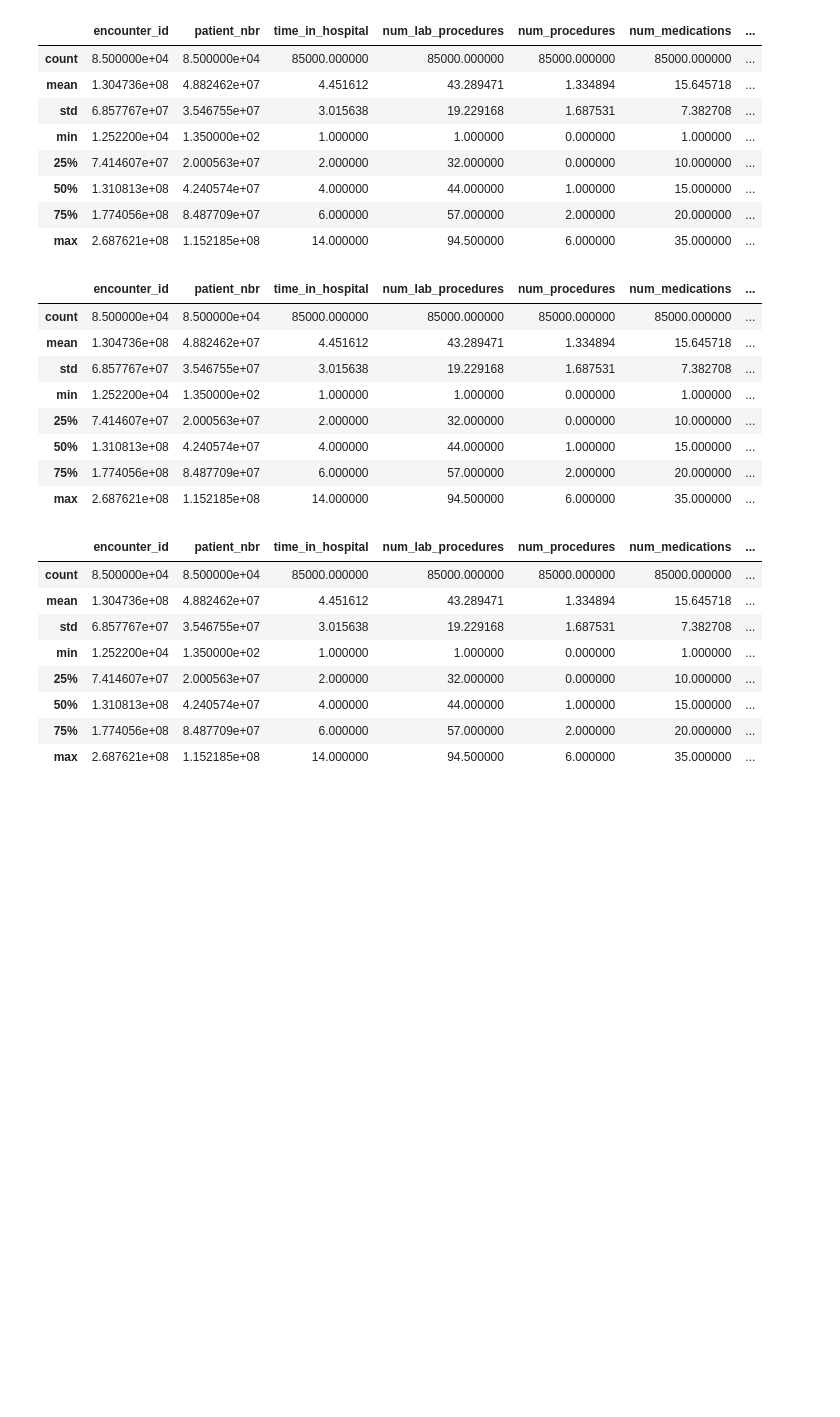
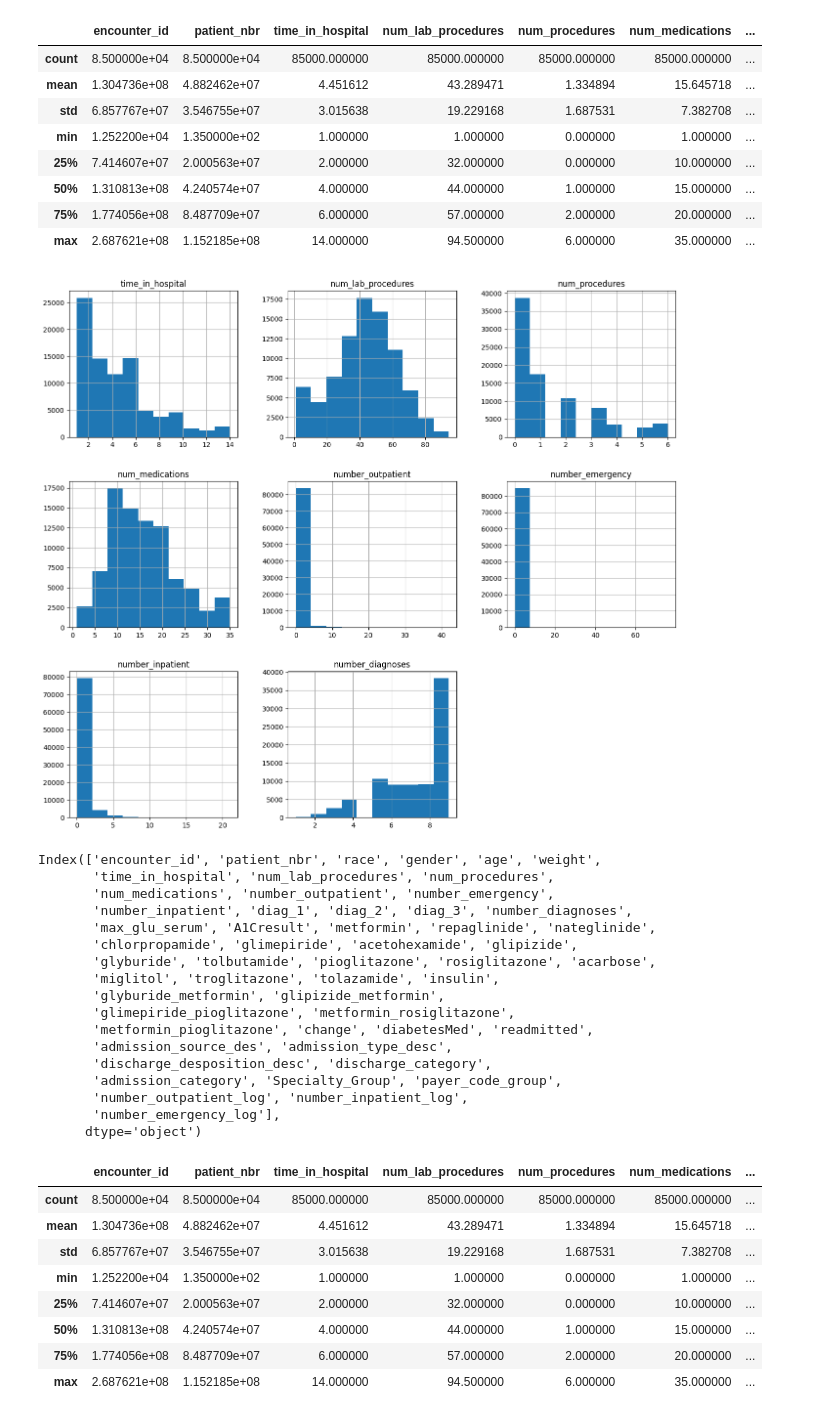
Before and after one commit to rohit180497/Early-readmission-of-patients-in-hospital, a Jupyter notebook: scripts/data_cleaning.ipynb, the cells around one changed output. Drawn from its saved outputs; the diff is of its cells as text; code cells hidden in the pictures; blank space fills up the shorter version.

Commit message:
additional data cleaning completed on training data

```diff
--- a/scripts/data_cleaning.ipynb
+++ b/scripts/data_cleaning.ipynb
@@ -684,5 +688,17 @@ pd.crosstab(data['payer_code'],data['readmitted'])
 | SP | 1885 | 1963 |
 | UN | 1342 | 810 |
 | WC | 78 | 27 |
-# %%
-data['payer_code'] = data['payer_code'].replace('?','Other')
+# %%
+def map_payor_code(code):
+    if code in ['BC', 'HM', 'SP', 'MD', 'MP']:
+        return 'Private Insurance'
+    elif code in ['MC', 'MD', 'CH', 'DM', 'CM']:
+        return 'Government Programs'
+    elif code in ['OG', 'PO', 'SI', 'WC', 'UN', 'OT']:
+        return 'Self-Pay/Other'
+    else:
+        return 'Self-Pay/Other'
+# %%
+# let's applying map_payor_code function to the data
+data['payer_code_group'] = data['payer_code'].apply(map_payor_code)
+data['payer_code_group'].value_counts()
@@ -710,7 +756,7 @@ def treat_outliers(df, columns):
         df[column] = np.where(df[column] > upper_bound, upper_bound, df[column])
     return df
 # %%
-data = treat_outliers(data, ['num_lab_procedures','num_medications',])
+data = treat_outliers(data, ['num_lab_procedures','num_medications'])
 data.describe()
 # %% [output]
 |  | encounter_id | patient_nbr | time_in_hospital | num_lab_procedures | num_procedures | num_medications | ... |
@@ -729 +771,8 @@ data['number_inpatient_treated'], _ = stats.boxcox(data['number_inpatient'] + 1)
+# %%
+## Let's see distrbution of numerical variables
+num_cols = data.select_dtypes(include=['int', 'float']).columns
+data[num_cols[2:]].hist(figsize=(16, 14))
+plt.show()
+# %% [output]
+[figure, added]
 # %%
@@ -733,12 +788,20 @@ data['number_inpatient_treated'], _ = stats.boxcox(data['number_inpatient'] + 1)
 # %%
-data.describe()
+data.columns
 # %% [output]
-|  | encounter_id | patient_nbr | time_in_hospital | num_lab_procedures | num_procedures | num_medications | ... |
-| count | 8.500000e+04 | 8.500000e+04 | 85000.000000 | 85000.000000 | 85000.000000 | 85000.000000 | ... |
-| mean | 1.304736e+08 | 4.882462e+07 | 4.451612 | 43.289471 | 1.334894 | 15.645718 | ... |
-| std | 6.857767e+07 | 3.546755e+07 | 3.015638 | 19.229168 | 1.687531 | 7.382708 | ... |
-| min | 1.252200e+04 | 1.350000e+02 | 1.000000 | 1.000000 | 0.000000 | 1.000000 | ... |
-| 25% | 7.414607e+07 | 2.000563e+07 | 2.000000 | 32.000000 | 0.000000 | 10.000000 | ... |
-| 50% | 1.310813e+08 | 4.240574e+07 | 4.000000 | 44.000000 | 1.000000 | 15.000000 | ... |
-| 75% | 1.774056e+08 | 8.487709e+07 | 6.000000 | 57.000000 | 2.000000 | 20.000000 | ... |
-| max | 2.687621e+08 | 1.152185e+08 | 14.000000 | 94.500000 | 6.000000 | 35.000000 | ... |
+Index(['encounter_id', 'patient_nbr', 'race', 'gender', 'age', 'weight',
+       'time_in_hospital', 'num_lab_procedures', 'num_procedures',
+       'num_medications', 'number_outpatient', 'number_emergency',
+       'number_inpatient', 'diag_1', 'diag_2', 'diag_3', 'number_diagnoses',
+       'max_glu_serum', 'A1Cresult', 'metformin', 'repaglinide', 'nateglinide',
+       'chlorpropamide', 'glimepiride', 'acetohexamide', 'glipizide',
+       'glyburide', 'tolbutamide', 'pioglitazone', 'rosiglitazone', 'acarbose',
+       'miglitol', 'troglitazone', 'tolazamide', 'insulin',
+       'glyburide_metformin', 'glipizide_metformin',
+       'glimepiride_pioglitazone', 'metformin_rosiglitazone',
+       'metformin_pioglitazone', 'change', 'diabetesMed', 'readmitted',
+       'admission_source_des', 'admission_type_desc',
+       'discharge_desposition_desc', 'discharge_category',
+       'admission_category', 'Specialty_Group', 'payer_code_group',
+       'number_outpatient_log', 'number_inpatient_log',
+       'number_emergency_log'],
+      dtype='object')
```
Also changed, not shown: parts of 38 cells of this notebook.
